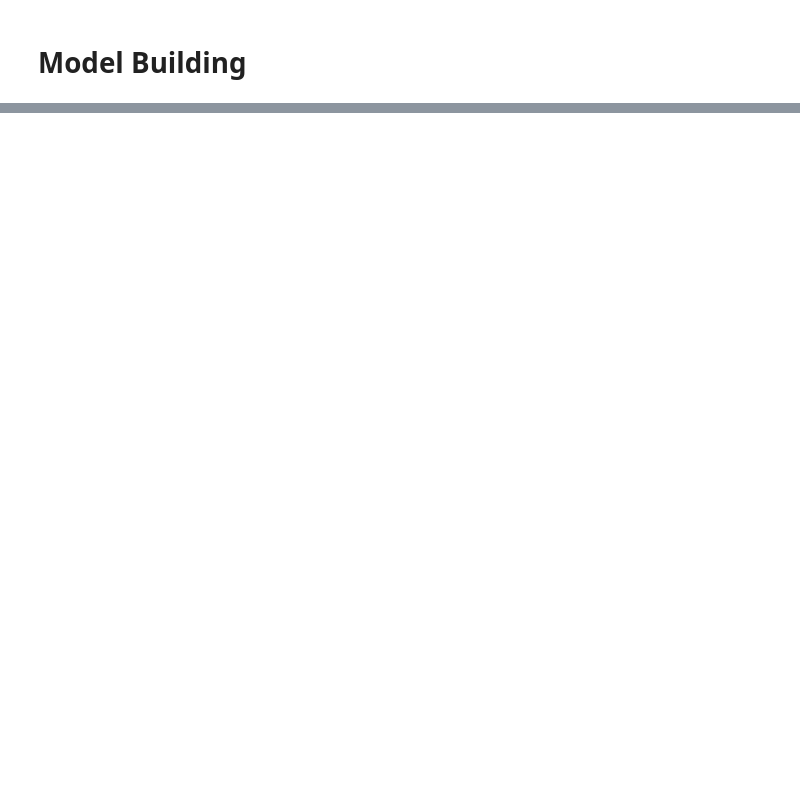
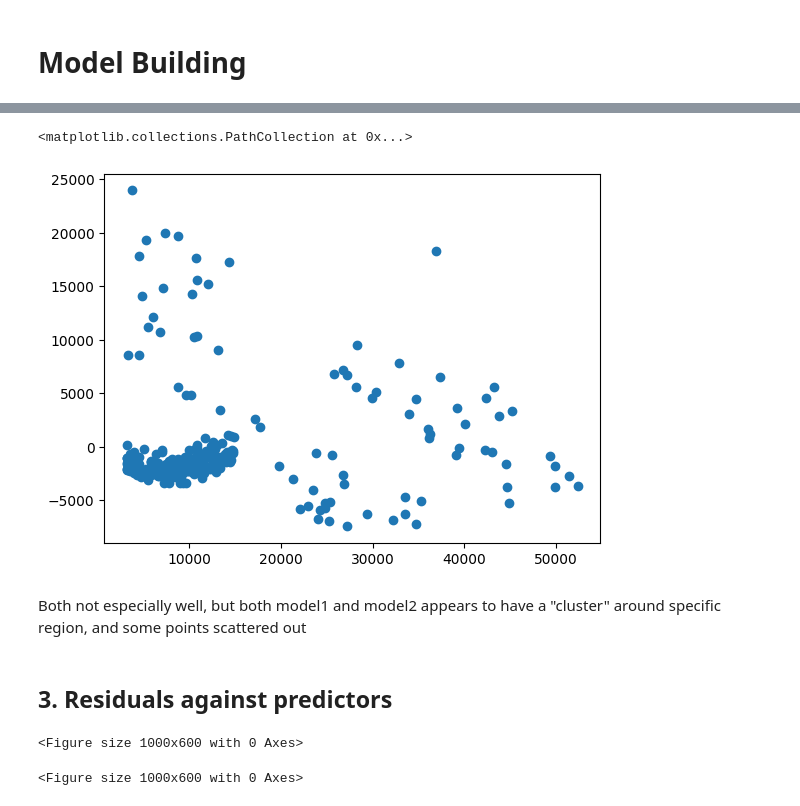
Before and after one commit to davidklhui/data-analysis, a Jupyter notebook: Regression_Analysis_(1)_Linear_Regression.ipynb, the cells around one changed output, grey strips where cells are left out. Saved outputs shown, nothing was run; the diff lists cells and outputs as text; code cells hidden in the pictures; blank space fills up the shorter version.

```diff
--- a/Regression_Analysis_(1)_Linear_Regression.ipynb
+++ b/Regression_Analysis_(1)_Linear_Regression.ipynb
@@ -178,0 +646,14 @@ From the above findings, we may be interested in estimating the mean charges by
+# %%
+plt.scatter(model2.fittedvalues, model2.resid)
+# %% [output]
+<matplotlib.collections.PathCollection at 0x...>
+[figure, added]
+# %% [markdown]
+Both not especially well, but both model1 and model2 appears to have a "cluster" around specific region, and some points scattered out
+# %% [markdown]
+## 3. Residuals against predictors
+# %%
+plt.figure(figsize=(10,6))
+# %% [output]
+<Figure size 1000x600 with 0 Axes>
+<Figure size 1000x600 with 0 Axes>
```
Also changed, not shown: parts of 60 cells of this notebook.
